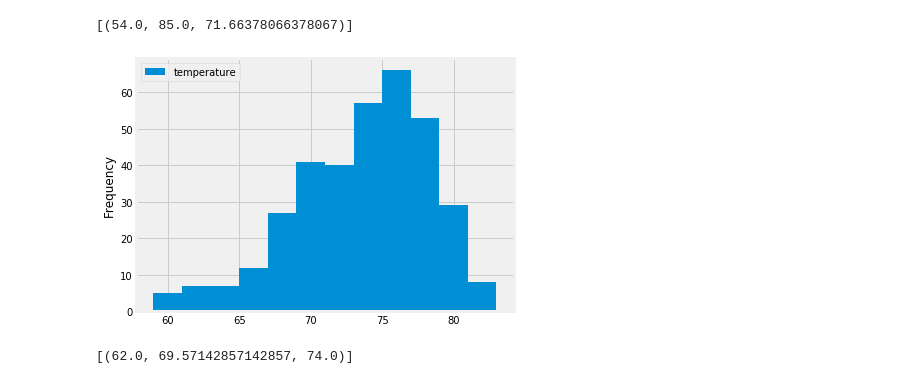
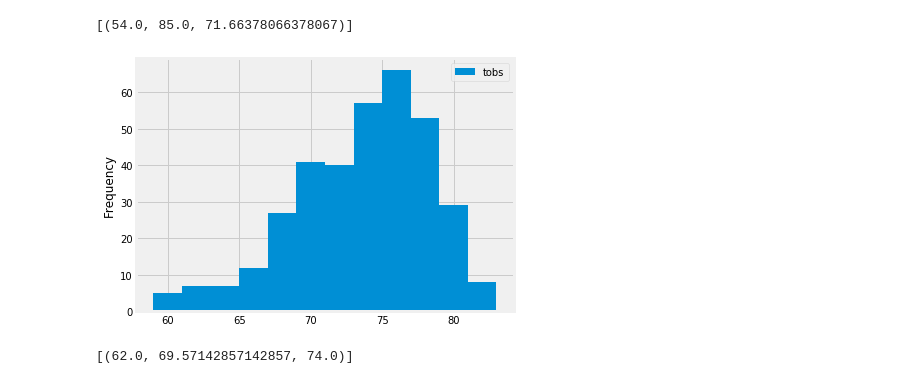
Before and after one commit to shilpiray/Surfs_Up, a Jupyter notebook: climate_starter.ipynb, the cells around one changed output. Cells and saved outputs as stored; diff of their text form; code cells hidden in the pictures.

```diff
--- a/climate_starter.ipynb
+++ b/climate_starter.ipynb
@@ -69,18 +69,20 @@ engine.execute('select * from Measurement limit 5').fetchall()
  (4, 'USC00519397', '2010-01-04', 0.0, 76.0),
  (5, 'USC00519397', '2010-01-06', None, 73.0)]
 # %%
+
 import datetime as dt
+
 # Design a query to retrieve the last 12 months of precipitation data and plot the results
 
 first = session.query(Measurement.date).order_by(Measurement.date.desc()).first()
 
 # Calculate the date 1 year ago from the last data point in the database
-time_delta = dt.date(2017,8,23) - dt.timedelta(days=366)
+time_delta = dt.date(2017,8,23) - dt.timedelta(days=365)
 
 # Perform a query to retrieve the data and precipitation scores
 one_year_data = session.query(Measurement.date,Measurement.prcp).\
-                filter(Measurement.date > time_delta).\
-                filter(Measurement.date < dt.date(2017,8,24)).all()
+                filter(Measurement.date >= time_delta).\
+                filter(Measurement.date <= dt.date(2017,8,23)).all()
 
 # Save the query results as a Pandas DataFrame and set the index to the date column
 df = pd.DataFrame(one_year_data, columns=['date', 'precipitation'],)
@@ -94,6 +96,7 @@ df_sort = df.sort_values(by=['date'])
 df_sort.plot()
 plt.xticks([])
 plt.tight_layout()
+plt.legend(loc='upper center')
 plt.savefig('precipitation.png')
 plt.show()
 # %% [output]
@@ -144,22 +143,22 @@ temps
 # %%
 # Choose the station with the highest number of temperature observations.
 # Query the last 12 months of temperature observation data for this station and plot the results as a histogram
 high_number_temp = session.query(Measurement.station,func.count(Measurement.tobs)).\
           group_by(Measurement.station).order_by(func.count(Measurement.tobs).desc()).first()
 
 
 one_year_temp_data = session.query(Measurement.date,Measurement.tobs).\
-                     filter(Measurement.date > time_delta).\
-                     filter(Measurement.date < dt.date(2017,8,24)).\
+                     filter(Measurement.date >= time_delta).\
+                     filter(Measurement.date <= dt.date(2017,8,23)).\
                      filter(Measurement.station == high_number_temp[0])
-df_temp = pd.DataFrame(one_year_temp_data, columns=['date', 'temperature'],)
+df_temp = pd.DataFrame(one_year_temp_data, columns=['date', 'tobs'],)
 #df_temp.set_index('date', inplace=True)
 df_temp.plot.hist(bins = 12)
 plt.tight_layout()
 plt.savefig('Temperature_histogram.png')
 plt.show()
 # %% [output]
-[figure, old version]
+[figure, new version]
 # %%
 # This function called `calc_temps` will accept start date and end date in the format '%Y-%m-%d'
 # and return the minimum, average, and maximum temperatures for that range of dates
```
Also changed, not shown: parts of 6 cells of this notebook, 3 other files.
